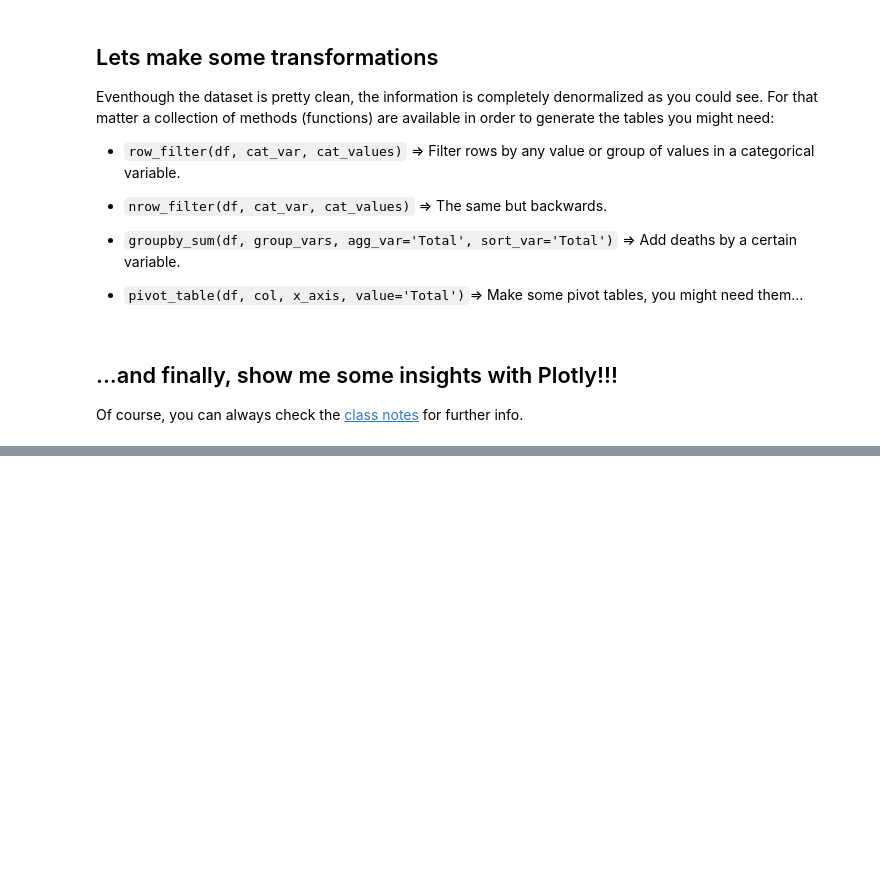
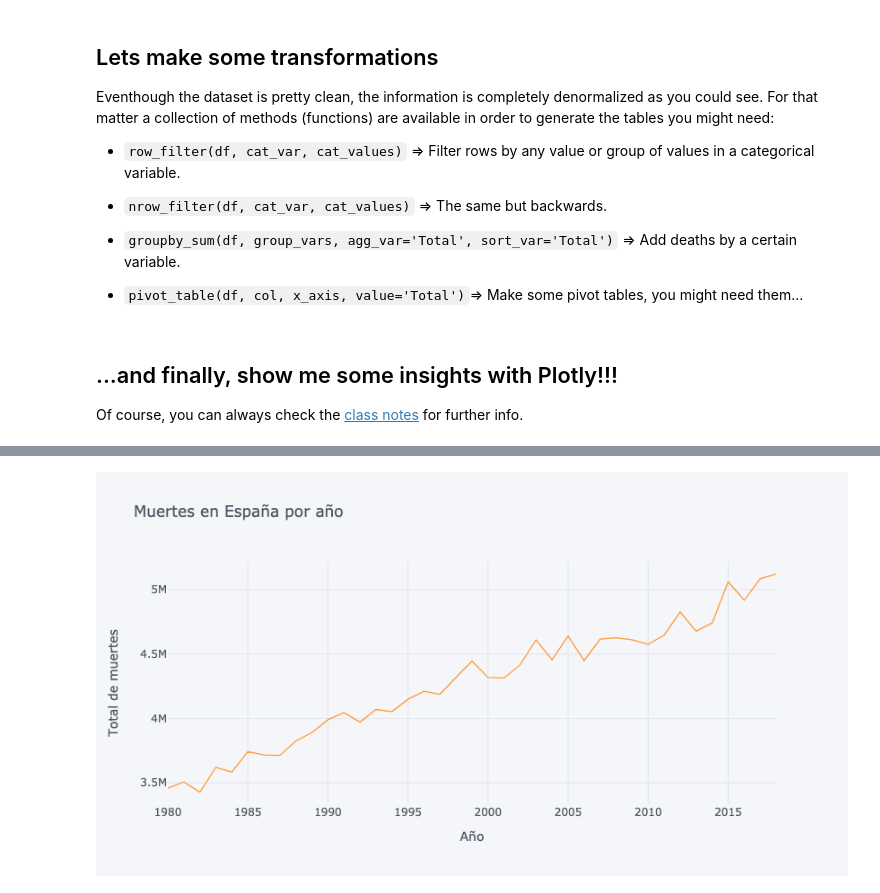
Before and after one commit to ssarahreyes/deadly_viz_challenge, a Jupyter notebook: notebooks/deadly_viz_challenge.ipynb, the cells around one changed output, grey strips where cells are left out. Saved outputs shown, nothing was run; the diff lists cells and outputs as text; code cells hidden in the pictures; blank space fills up the shorter version.

```diff
--- a/notebooks/deadly_viz_challenge.ipynb
+++ b/notebooks/deadly_viz_challenge.ipynb
@@ -104,0 +264,9 @@ dataset_scatter.iplot(x='VARIABLE',
+# %%
+deaths_line = deaths.groupby('Periodo')['Total'].sum().to_frame().reset_index()
+deaths_line.iplot(kind='line',
+                   x='Periodo',
+                   xTitle='Año',
+                   yTitle='Total de muertes',
+                   title='Muertes en España por año')
+# %% [output]
+[figure, added]
```
Also changed, not shown: parts of 11 cells of this notebook.
